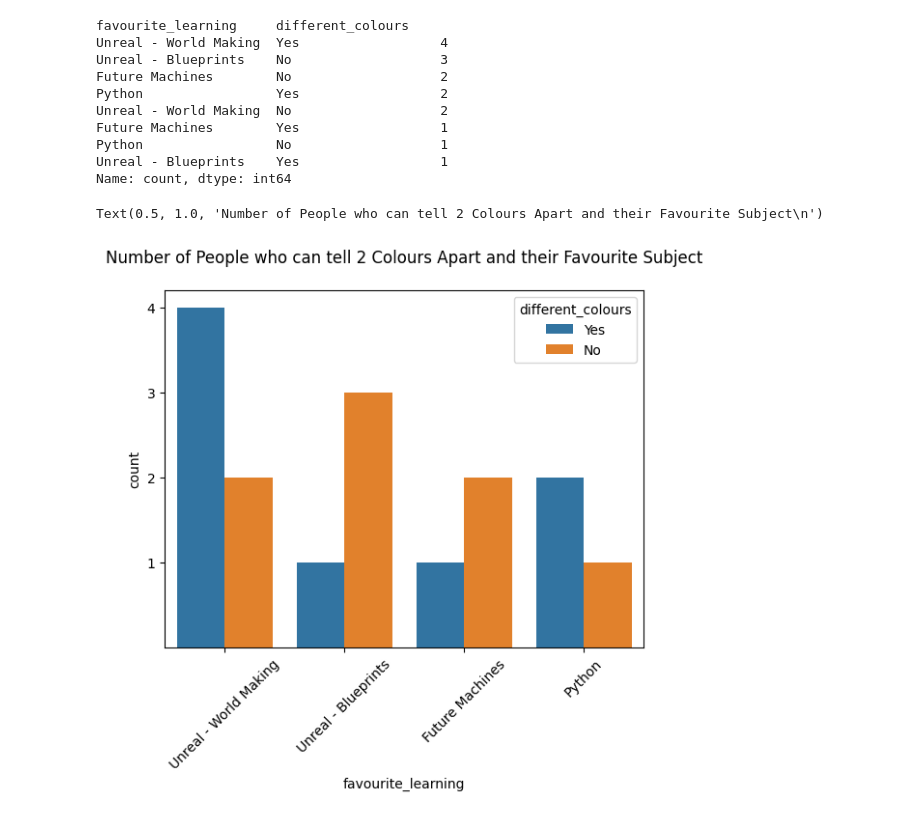
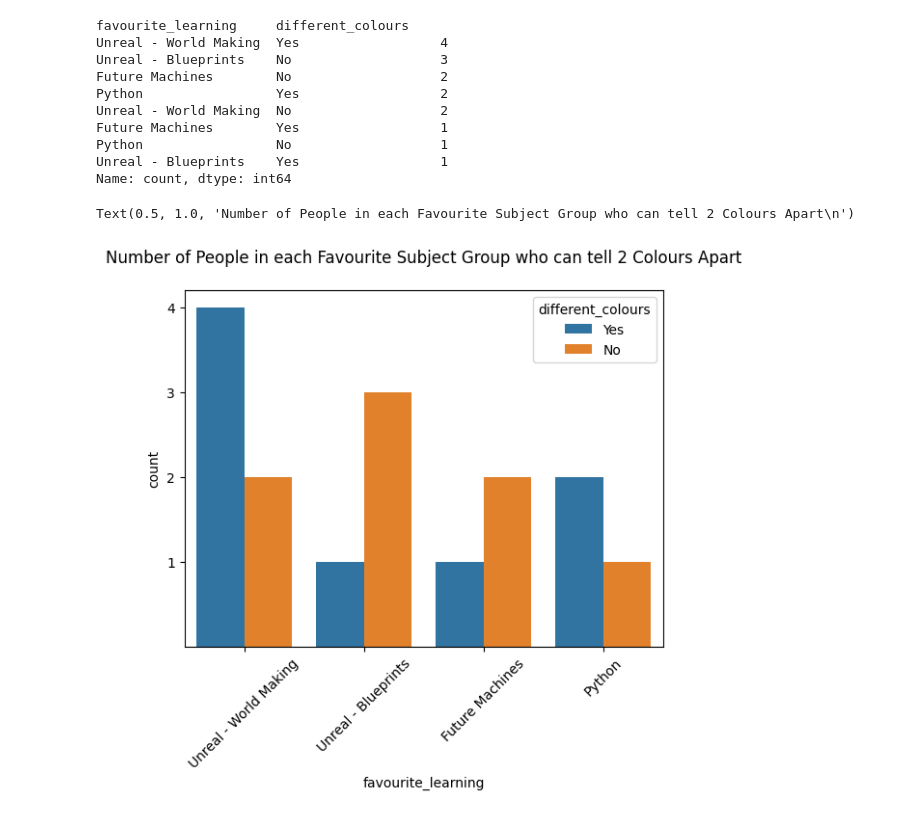
Before and after one commit to proud-p/cta_coding_assignments, a Jupyter notebook: data_among_us/avika_data_amongst_us.ipynb, the cells around one changed output. Saved outputs shown, nothing was run; the diff lists cells and outputs as text; code cells hidden in the pictures.

```diff
--- a/data_among_us/avika_data_amongst_us.ipynb
+++ b/data_among_us/avika_data_amongst_us.ipynb
@@ -281,15 +279,15 @@ Name: count, dtype: int64
 # %%
 #  More 'artistic' people are more likely to be able to tell 2 colours apart
 import math
 
 df_colours_apart = pd.DataFrame(df[['favourite_learning','different_colours']].value_counts().reset_index())
 y= df_colours_apart['count']
 yint = range(min(y), math.ceil(max(y))+1)
 sns.barplot(df_colours_apart,x='favourite_learning',y='count',hue ='different_colours')
 
 plt.xticks(rotation=45)
 plt.yticks(yint)
-plt.title('Number of People who can tell 2 Colours Apart and their Favourite Subject\n')
+plt.title('Number of People in each Favourite Subject Group who can tell 2 Colours Apart\n')
 # %% [output]
-Text(0.5, 1.0, 'Number of People who can tell 2 Colours Apart and their Favourite Subject\n')
+Text(0.5, 1.0, 'Number of People in each Favourite Subject Group who can tell 2 Colours Apart\n')
-[figure, old version]
+[figure, new version]
```
Also changed, not shown: parts of 6 cells of this notebook.
